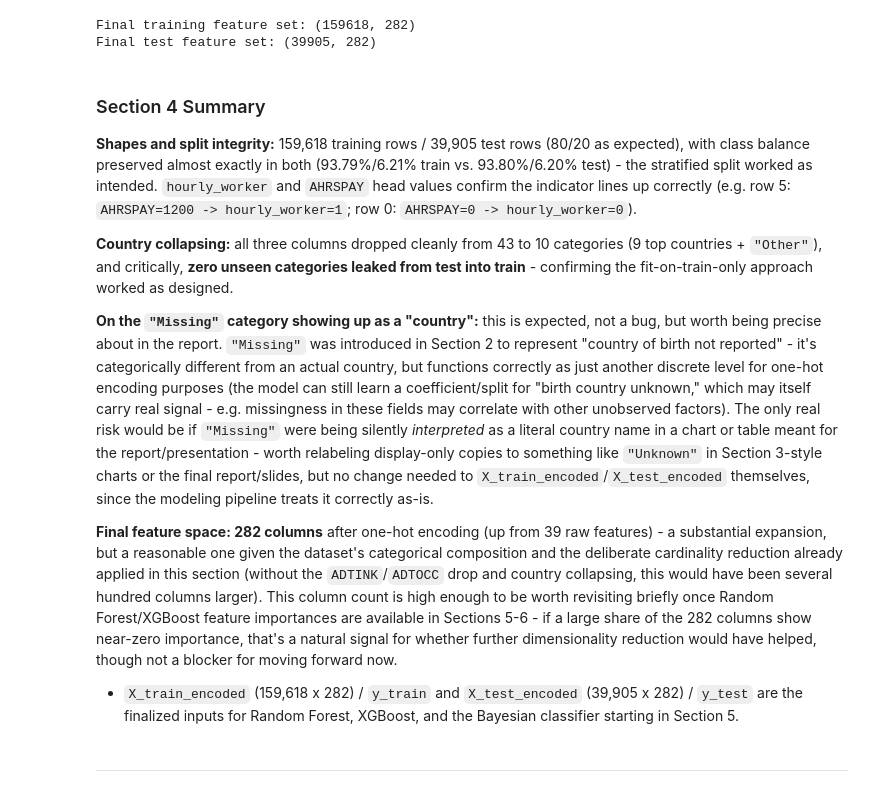
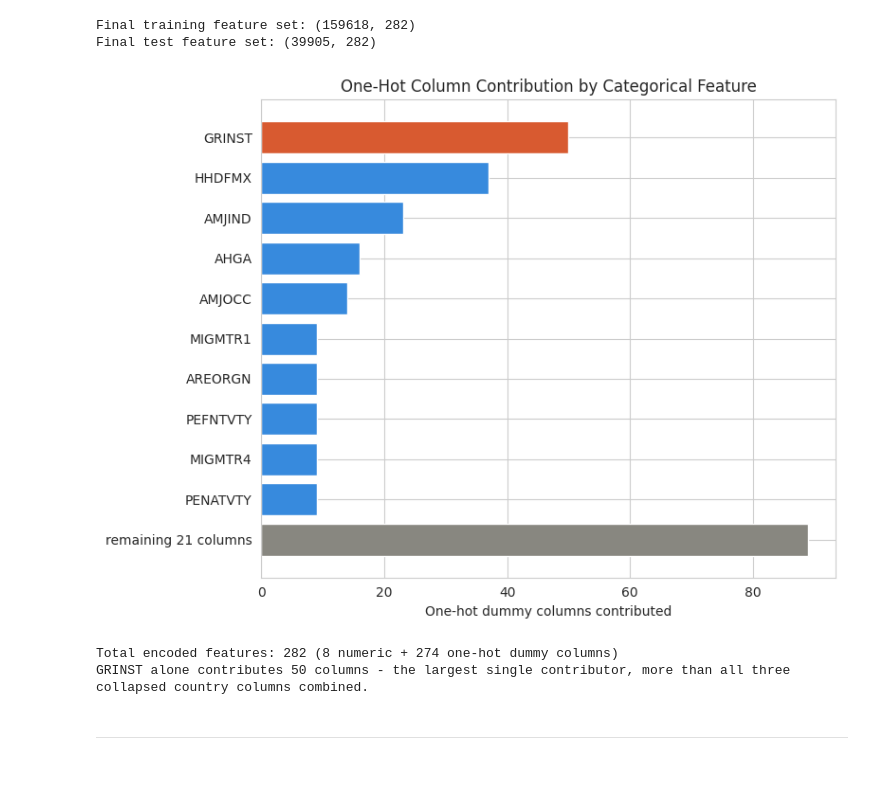
Before and after one commit to zendevs-uta/DataMining, a Jupyter notebook: Data_Final.ipynb, the cells around one changed output. Cells and saved outputs as stored; diff of their text form; code cells hidden in the pictures.

```diff
--- a/Data_Final.ipynb
+++ b/Data_Final.ipynb
@@ -1286,49 +980,43 @@ print("Final test feature set:", X_test_encoded.shape)
 # %% [output]
 Final training feature set: (159618, 282)
 Final test feature set: (39905, 282)
-# %% [markdown]
-### Section 4 Summary
-
-**Shapes and split integrity:** 159,618 training rows / 39,905 test rows
-(80/20 as expected), with class balance preserved almost exactly in both
-(93.79%/6.21% train vs. 93.80%/6.20% test) - the stratified split worked as
-intended. `hourly_worker` and `AHRSPAY` head values confirm the indicator
-lines up correctly (e.g. row 5: `AHRSPAY=1200 -> hourly_worker=1`; row 0:
-`AHRSPAY=0 -> hourly_worker=0`).
-
-**Country collapsing:** all three columns dropped cleanly from 43 to 10
-categories (9 top countries + `"Other"`), and critically, **zero unseen
-categories leaked from test into train** - confirming the fit-on-train-only
-approach worked as designed.
-
-**On the `"Missing"` category showing up as a "country":** this is expected,
-not a bug, but worth being precise about in the report. `"Missing"` was
-introduced in Section 2 to represent "country of birth not reported" - it's
-categorically different from an actual country, but functions correctly as
-just another discrete level for one-hot encoding purposes (the model can
-still learn a coefficient/split for "birth country unknown," which may
-itself carry real signal - e.g. missingness in these fields may correlate
-with other unobserved factors). The only real risk would be if `"Missing"`
-were being silently *interpreted* as a literal country name in a chart or
-table meant for the report/presentation - worth relabeling display-only
-copies to something like `"Unknown"` in Section 3-style charts or the final
-report/slides, but no change needed to `X_train_encoded`/`X_test_encoded`
-themselves, since the modeling pipeline treats it correctly as-is.
-
-**Final feature space: 282 columns** after one-hot encoding (up from 39 raw
-features) - a substantial expansion, but a reasonable one given the dataset's
-categorical composition and the deliberate cardinality reduction already
-applied in this section (without the `ADTINK`/`ADTOCC` drop and country
-collapsing, this would have been several hundred columns larger). This
-column count is high enough to be worth revisiting briefly once Random
-Forest/XGBoost feature importances are available in Sections 5-6 - if a large
-share of the 282 columns show near-zero importance, that's a natural signal
-for whether further dimensionality reduction would have helped, though not
-a blocker for moving forward now.
-
-- `X_train_encoded` (159,618 x 282) / `y_train` and `X_test_encoded`
-  (39,905 x 282) / `y_test` are the finalized inputs for Random Forest,
-  XGBoost, and the Bayesian classifier starting in Section 5.
+# %%
+# Which categorical columns contribute the most one-hot columns? Computed
+# directly from X_train_encoded so this stays accurate if anything upstream
+# changes. See Section 4 Summary below for why GRINST is called out.
+dummy_counts = pd.Series({
+    col: sum(c.startswith(f"{col}_") for c in X_train_encoded.columns)
+    for col in CATEGORICAL_COLS
+}).sort_values(ascending=False)
+
+top_n = 10
+plot_data = pd.concat([
+    dummy_counts.head(top_n),
+    pd.Series({f"remaining {len(dummy_counts) - top_n} columns": dummy_counts.iloc[top_n:].sum()})
+])
+
+colors = [
+    "#D85A30" if col == "GRINST" else
+    "#888780" if "remaining" in col else
+    "#378ADD"
+    for col in plot_data.index
+]
+
+plt.figure(figsize=(8, 6))
+plt.barh(plot_data.index[::-1], plot_data.values[::-1], color=colors[::-1])
+plt.xlabel("One-hot dummy columns contributed")
+plt.title("One-Hot Column Contribution by Categorical Feature")
+plt.tight_layout()
+plt.show()
+
+print(f"Total encoded features: {X_train_encoded.shape[1]} "
+      f"({len(NUMERIC_COLS)} numeric + {dummy_counts.sum()} one-hot dummy columns)")
+print(f"GRINST alone contributes {dummy_counts['GRINST']} columns - "
+      f"the largest single contributor, more than all three collapsed country columns combined.")
+# %% [output]
+[figure, added]
+Total encoded features: 282 (8 numeric + 274 one-hot dummy columns)
+GRINST alone contributes 50 columns - the largest single contributor, more than all three collapsed country columns combined.
 # %% [markdown]
 ---
 # %% [markdown]
```
Also changed, not shown: parts of 78 cells of this notebook.
